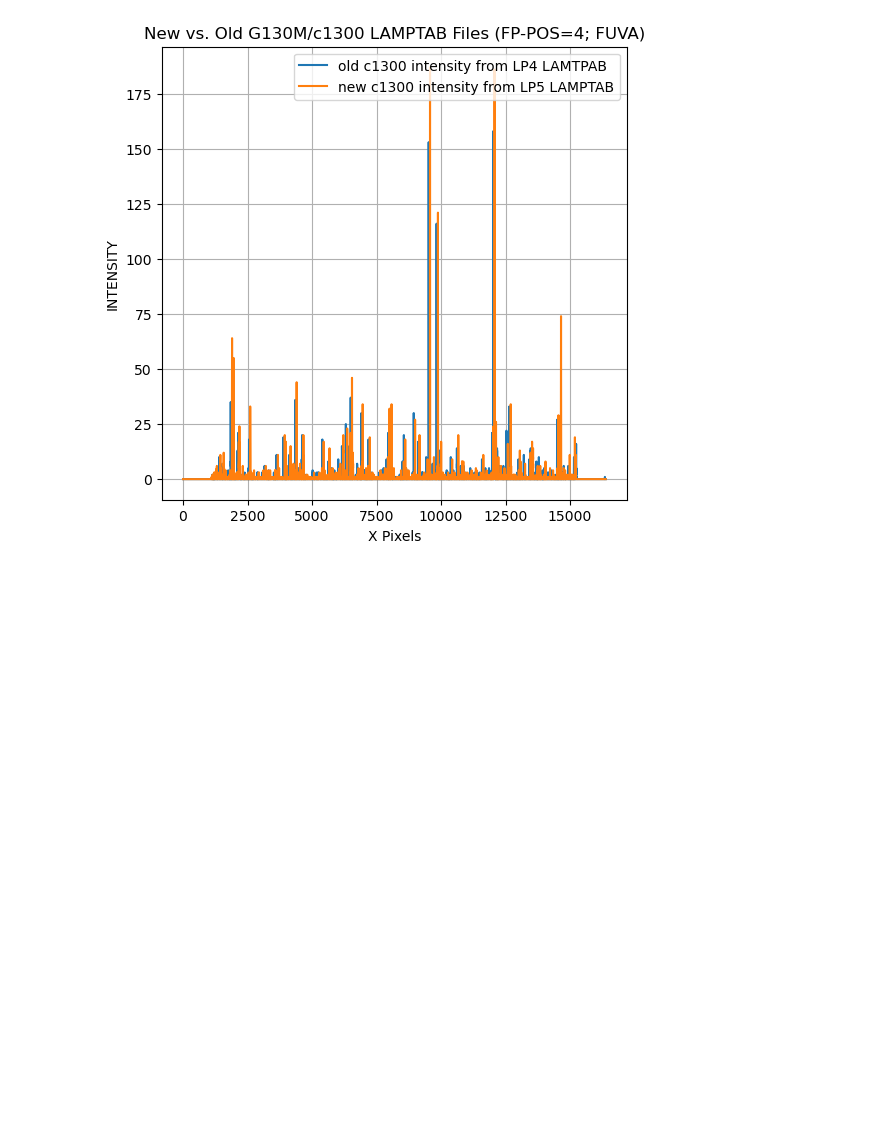
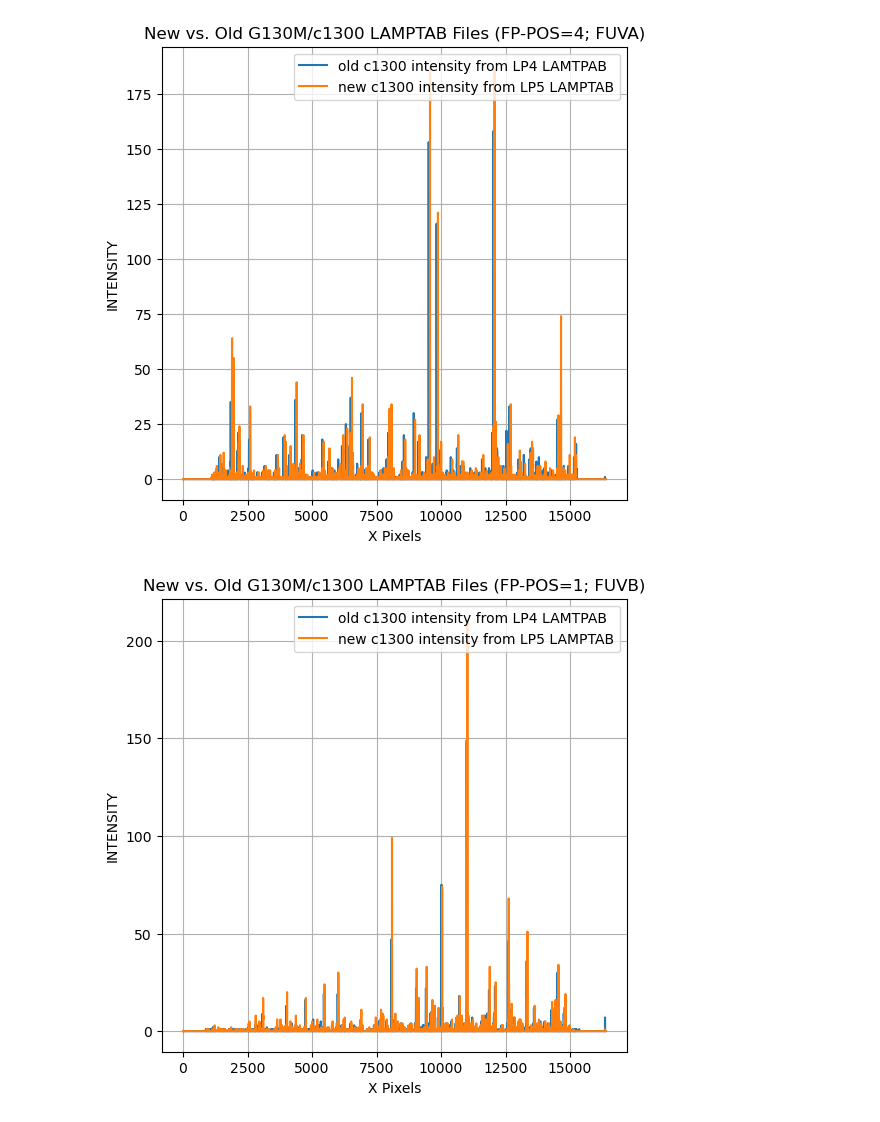
Before and after one commit to alechirschauer/COS-LP5-Lamp-Tabs, a Jupyter notebook: COS_LP5_LP3_LAMPTABs_testing_15July2021.ipynb, the cells around one changed output. Drawn from its saved outputs; the diff is of its cells as text; code cells hidden in the pictures; blank space fills up the shorter version.

```diff
--- a/COS_LP5_LP3_LAMPTABs_testing_15July2021.ipynb
+++ b/COS_LP5_LP3_LAMPTABs_testing_15July2021.ipynb
@@ -715,3 +719,33 @@ plt.show()
 plt.close()
 # %% [output]
 [figure]
+# %%
+# 24
+
+# Now Segment B with G130M/c1300:
+
+selnew = np.where((fuv_G130M_data['CENWAVE'] == 1300) &
+               (fuv_G130M_data['SEGMENT'] == 'FUVB') &
+               (fuv_G130M_data['FPOFFSET'] == -2))
+
+selold = np.where((fuv_lampdataLP4_old['CENWAVE'] == 1300) &
+               (fuv_lampdataLP4_old['SEGMENT'] == 'FUVB') &
+               (fuv_lampdataLP4_old['FPOFFSET'] == -2))
+
+new_intensity = fuv_G130M_data[selnew[0][0]]["INTENSITY"]
+old_intensity = fuv_lampdataLP4_old[selold[0][0]]["INTENSITY"]
+
+fig1, ax = plt.subplots(1,1,figsize=(6,6), dpi=100)
+ax.plot(old_intensity, label="old c1300 intensity from LP4 LAMTPAB")
+ax.plot(new_intensity, label="new c1300 intensity from LP5 LAMPTAB")
+
+ax.set_title("New vs. Old G130M/c1300 LAMPTAB Files (FP-POS=1; FUVB)")
+ax.set_xlabel("X Pixels")
+ax.set_ylabel("INTENSITY")
+
+plt.legend()
+plt.grid(True)
+plt.show()
+plt.close()
+# %% [output]
+[figure, added]
```
Also changed, not shown: parts of 31 cells of this notebook, 3 other files.
